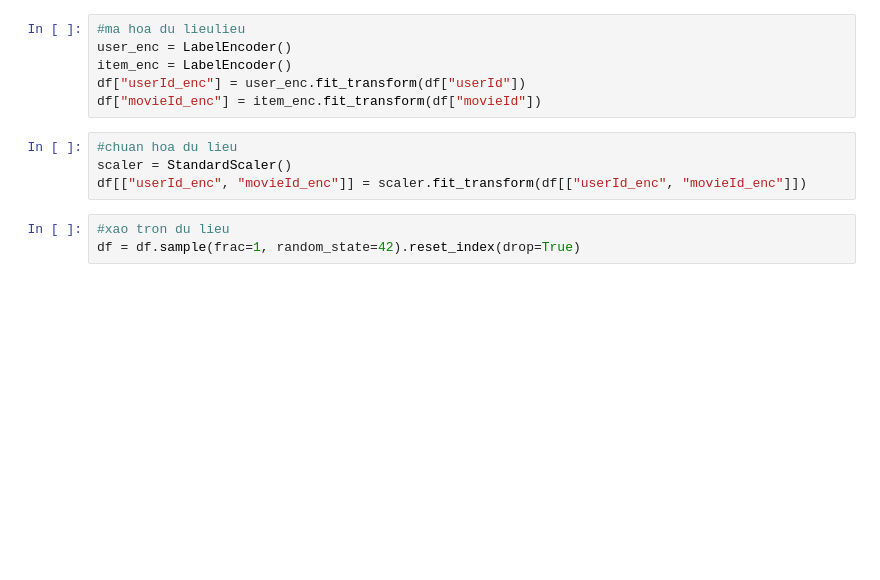
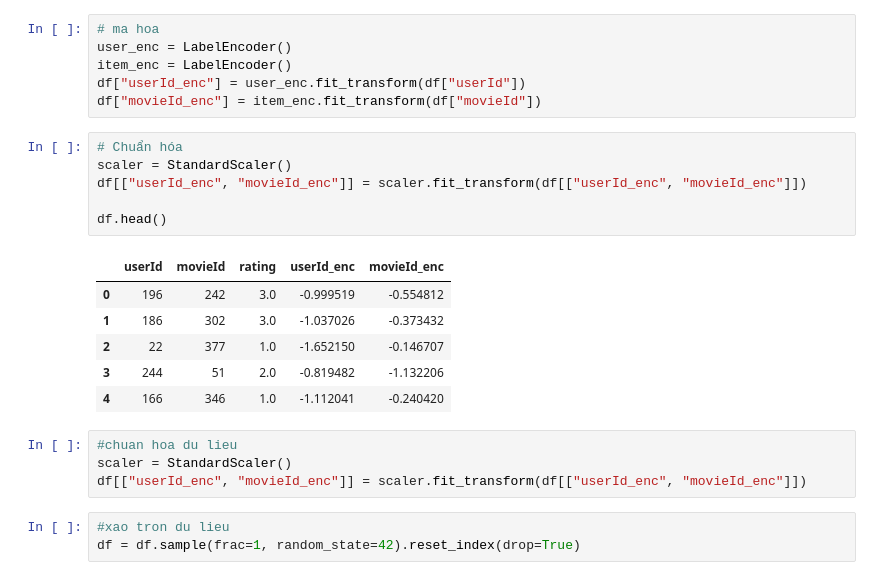
Before and after one commit to idn03/CT294project, a Jupyter notebook: models/lightGBM.ipynb, the cells around one changed output. Drawn from its saved outputs; the diff is of its cells as text; blank space fills up the shorter version.

```diff
--- a/models/lightGBM.ipynb
+++ b/models/lightGBM.ipynb
@@ -21,9 +29,22 @@ df = df[["userId", "movieId", "rating"]]
 # %%
-#ma hoa du lieulieu
+# ma hoa
 user_enc = LabelEncoder()
 item_enc = LabelEncoder()
 df["userId_enc"] = user_enc.fit_transform(df["userId"])
 df["movieId_enc"] = item_enc.fit_transform(df["movieId"])
+# %%
+# Chuẩn hóa
+scaler = StandardScaler()
+df[["userId_enc", "movieId_enc"]] = scaler.fit_transform(df[["userId_enc", "movieId_enc"]])
+
+df.head()
+# %% [output]
+|  | userId | movieId | rating | userId_enc | movieId_enc |
+| 0 | 196 | 242 | 3.0 | -0.999519 | -0.554812 |
+| 1 | 186 | 302 | 3.0 | -1.037026 | -0.373432 |
+| 2 | 22 | 377 | 1.0 | -1.652150 | -0.146707 |
+| 3 | 244 | 51 | 2.0 | -0.819482 | -1.132206 |
+| 4 | 166 | 346 | 1.0 | -1.112041 | -0.240420 |
 # %%
 #chuan hoa du lieu
 scaler = StandardScaler()
```
Also changed, not shown: parts of 6 cells of this notebook, 2 other files.
